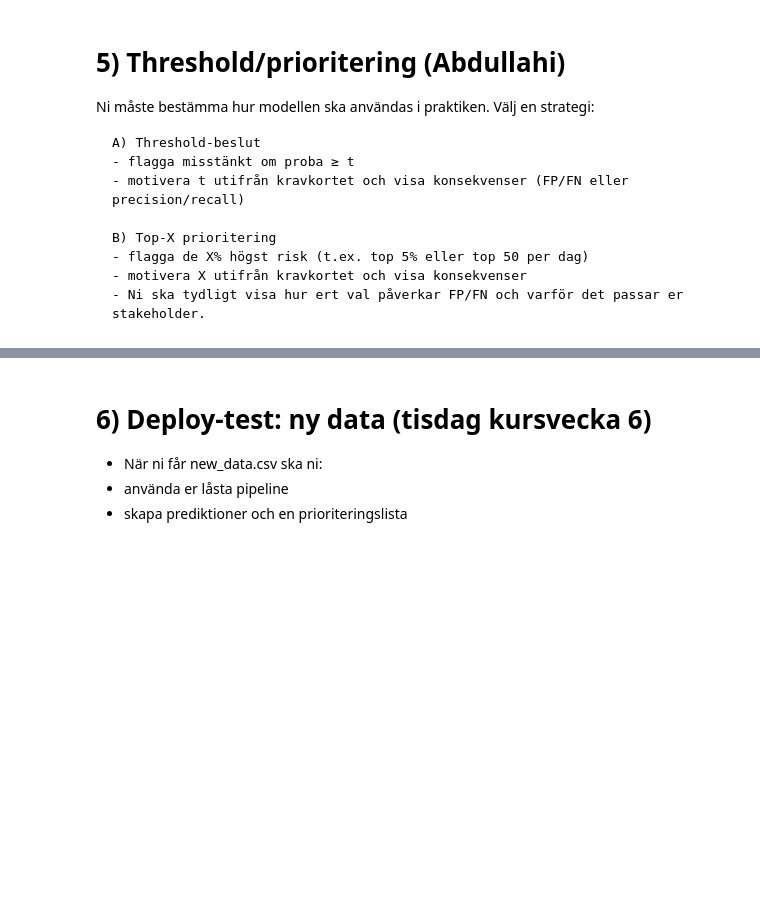
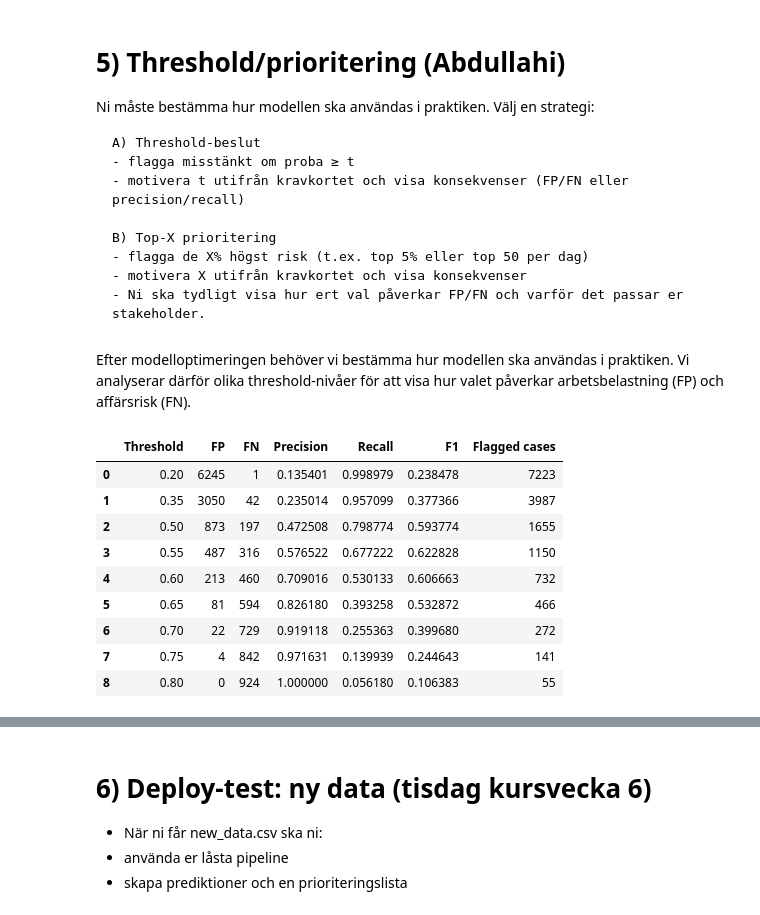
Before and after one commit to emanuelssonlinnea-rgb/ML_Grupp5, a Jupyter notebook: notebooks/report.ipynb, the cells around one changed output, grey strips where cells are left out. Cells and saved outputs as stored; diff of their text form; code cells hidden in the pictures; blank space fills up the shorter version.

Commit message:
threshold

```diff
--- a/notebooks/report.ipynb
+++ b/notebooks/report.ipynb
@@ -820,3 +820,45 @@ Ni måste bestämma hur modellen ska användas i praktiken. Välj en strategi:
     - flagga de X% högst risk (t.ex. top 5% eller top 50 per dag)
     - motivera X utifrån kravkortet och visa konsekvenser
     - Ni ska tydligt visa hur ert val påverkar FP/FN och varför det passar er stakeholder.
+# %% [markdown]
+Efter modelloptimeringen behöver vi bestämma hur modellen ska användas i praktiken.
+Vi analyserar därför olika threshold-nivåer för att visa hur valet påverkar
+arbetsbelastning (FP) och affärsrisk (FN).
+# %%
+y_proba = best_model.predict_proba(X_train)[:, 1]
+# %%
+thresholds = [0.20, 0.35, 0.50,0.55, 0.60, 0.65, 0.70, 0.75, 0.80]
+results = []
+# %%
+from sklearn.metrics import confusion_matrix, precision_score, recall_score, f1_score
+import pandas as pd
+
+for t in thresholds:
+    preds = (y_proba >= t).astype(int)
+
+    cm = confusion_matrix(y_train, preds)
+    tn, fp, fn, tp = cm.ravel()
+
+    results.append({
+        "Threshold": t,
+        "FP": fp,
+        "FN": fn,
+        "Precision": precision_score(y_train, preds),
+        "Recall": recall_score(y_train, preds),
+        "F1": f1_score(y_train, preds),
+        "Flagged cases": preds.sum()
+    })
+
+df_results = pd.DataFrame(results)
+df_results
+# %% [output]
+|  | Threshold | FP | FN | Precision | Recall | F1 | Flagged cases |
+| 0 | 0.20 | 6245 | 1 | 0.135401 | 0.998979 | 0.238478 | 7223 |
+| 1 | 0.35 | 3050 | 42 | 0.235014 | 0.957099 | 0.377366 | 3987 |
+| 2 | 0.50 | 873 | 197 | 0.472508 | 0.798774 | 0.593774 | 1655 |
+| 3 | 0.55 | 487 | 316 | 0.576522 | 0.677222 | 0.622828 | 1150 |
+| 4 | 0.60 | 213 | 460 | 0.709016 | 0.530133 | 0.606663 | 732 |
+| 5 | 0.65 | 81 | 594 | 0.826180 | 0.393258 | 0.532872 | 466 |
+| 6 | 0.70 | 22 | 729 | 0.919118 | 0.255363 | 0.399680 | 272 |
+| 7 | 0.75 | 4 | 842 | 0.971631 | 0.139939 | 0.244643 | 141 |
+| 8 | 0.80 | 0 | 924 | 1.000000 | 0.056180 | 0.106383 | 55 |
```
Also changed, not shown: parts of 5 cells of this notebook.
